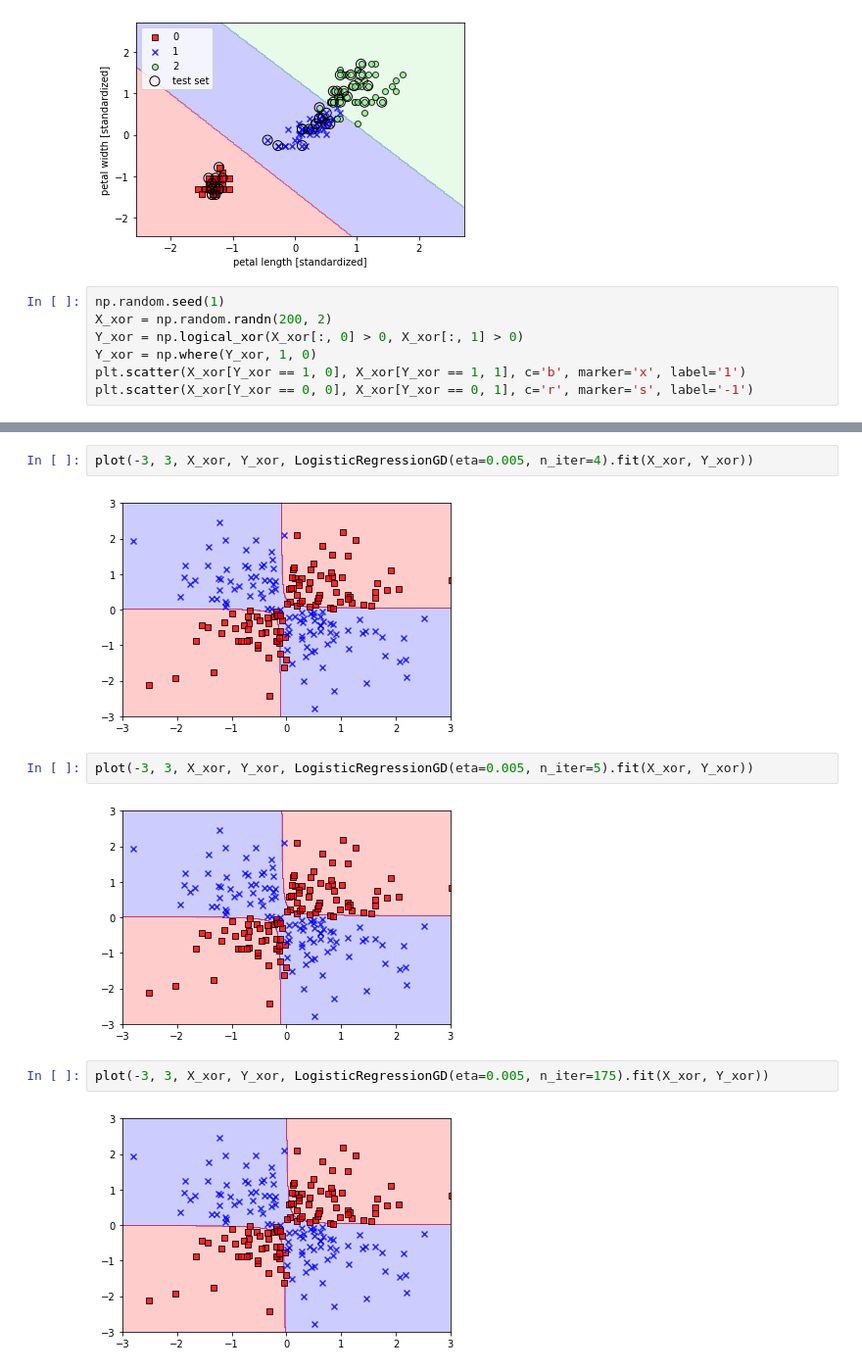
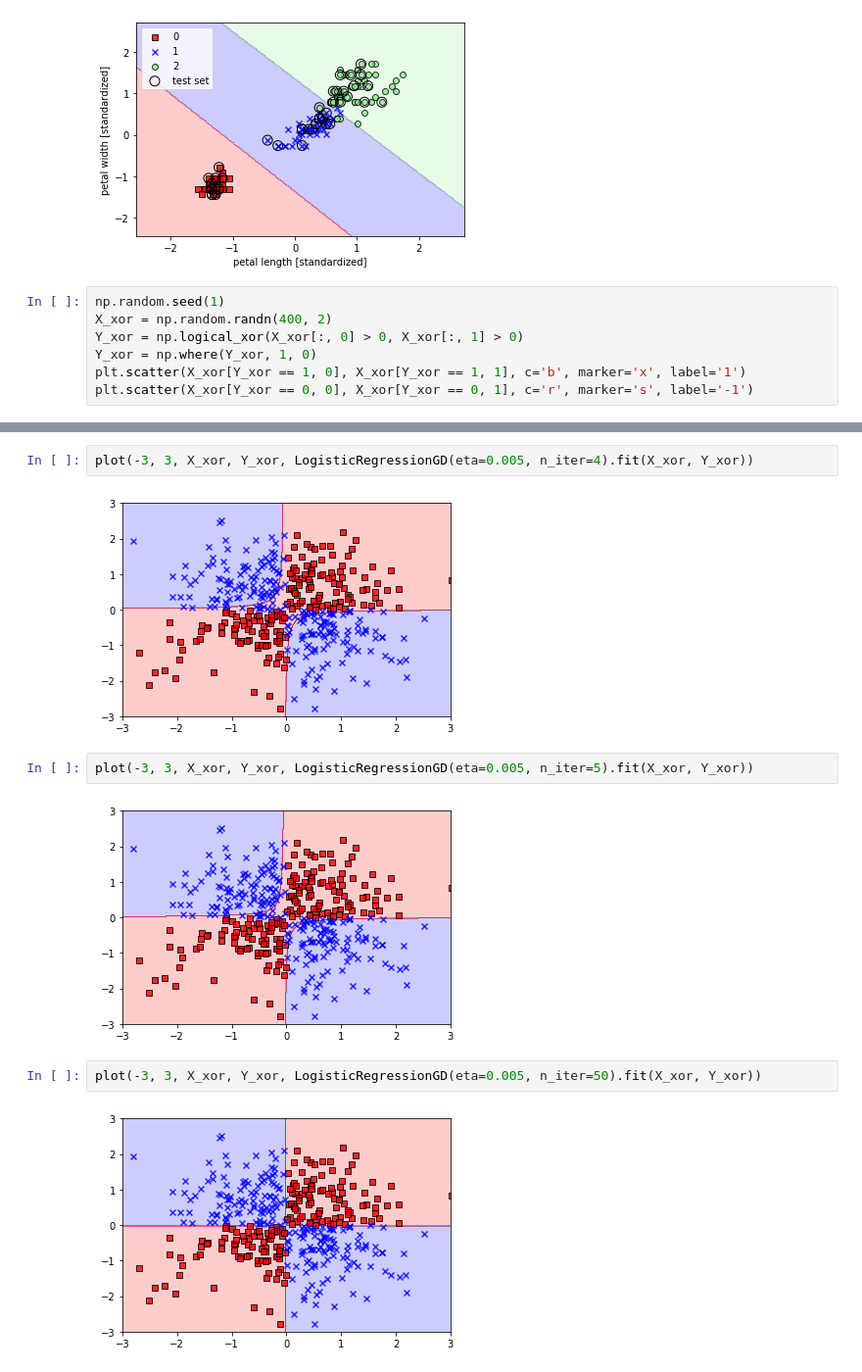
Before and after one commit to JimGerth/desy-ml-python, a Jupyter notebook: Chapter 3.ipynb, the cells around one changed output, grey strips where cells are left out. Shown at 98% size. Cells and saved outputs as stored; diff of their text form.

```diff
--- a/Chapter 3.ipynb
+++ b/Chapter 3.ipynb
@@ -165,7 +165,7 @@ plt.legend(loc='upper left')
 [figure]
 # %%
 np.random.seed(1)
-X_xor = np.random.randn(200, 2)
+X_xor = np.random.randn(400, 2)
 Y_xor = np.logical_xor(X_xor[:, 0] > 0, X_xor[:, 1] > 0)
 Y_xor = np.where(Y_xor, 1, 0)
 plt.scatter(X_xor[Y_xor == 1, 0], X_xor[Y_xor == 1, 1], c='b', marker='x', label='1')
@@ -220,12 +220,12 @@ plot(-3, 3, X_xor, Y_xor, LogisticRegressionGD(eta=0.005, n_iter=3).fit(X_xor, Y
 # %%
 plot(-3, 3, X_xor, Y_xor, LogisticRegressionGD(eta=0.005, n_iter=4).fit(X_xor, Y_xor))
 # %% [output]
-[figure, old version]
+[figure, new version]
 # %%
 plot(-3, 3, X_xor, Y_xor, LogisticRegressionGD(eta=0.005, n_iter=5).fit(X_xor, Y_xor))
 # %% [output]
-[figure, old version]
+[figure, new version]
 # %%
-plot(-3, 3, X_xor, Y_xor, LogisticRegressionGD(eta=0.005, n_iter=175).fit(X_xor, Y_xor))
+plot(-3, 3, X_xor, Y_xor, LogisticRegressionGD(eta=0.005, n_iter=50).fit(X_xor, Y_xor))
 # %% [output]
-[figure, old version]
+[figure, new version]
```
Also changed, not shown: parts of 8 cells of this notebook.
